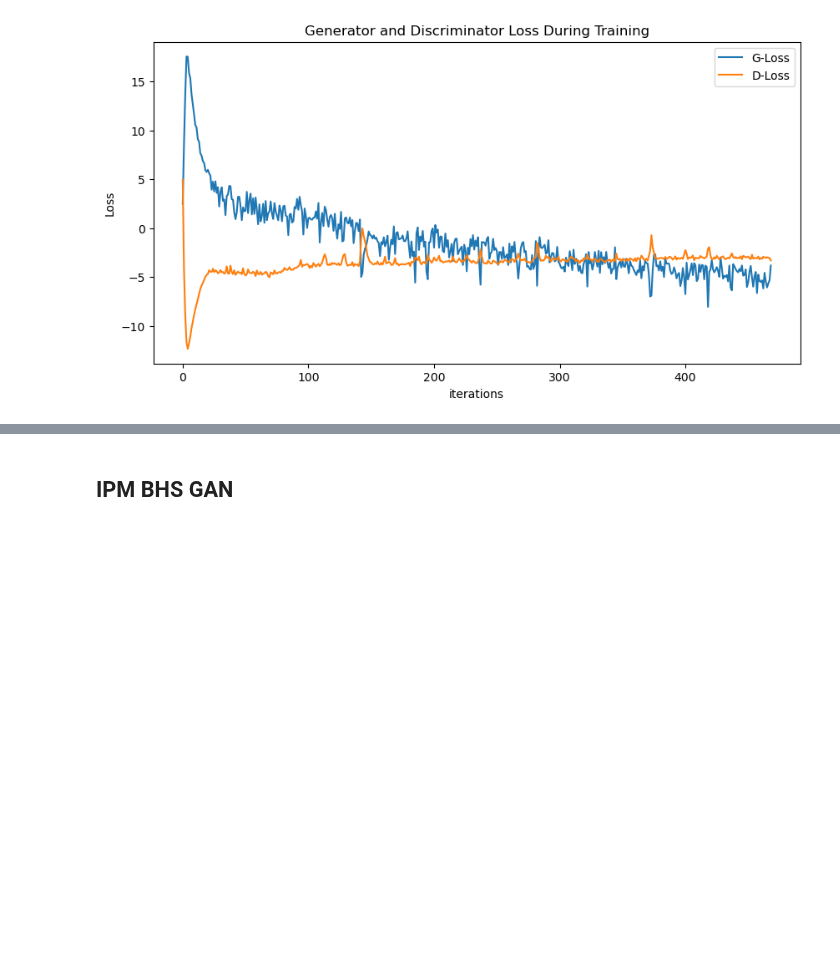
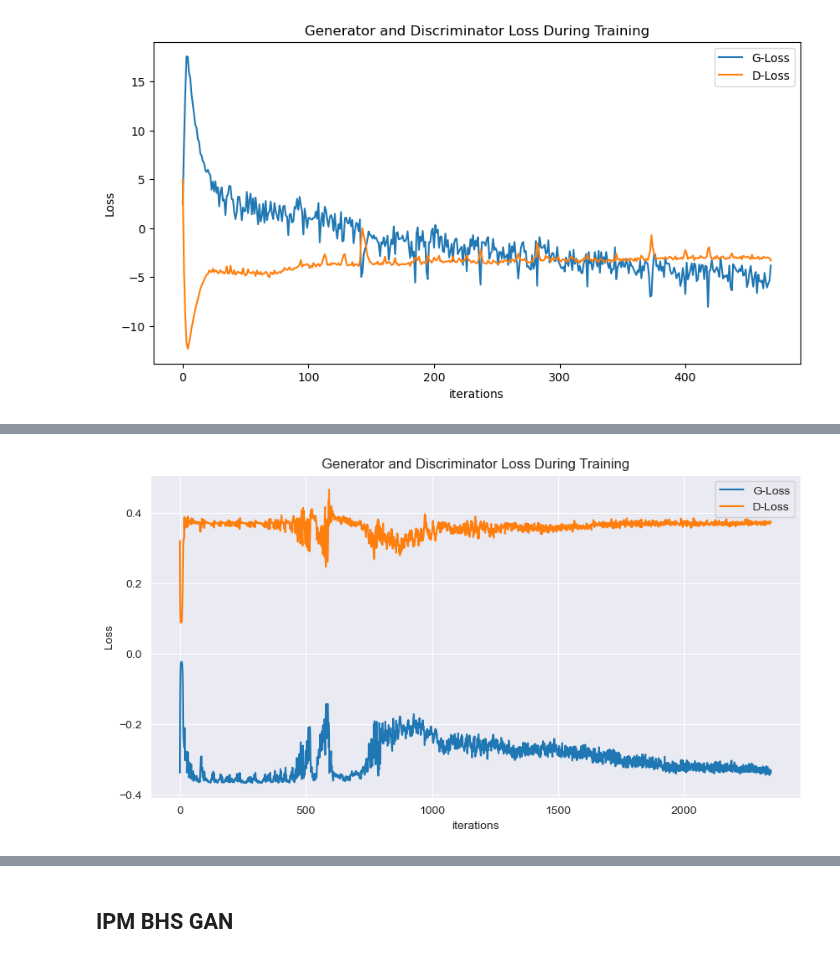
Before and after one commit to AlexF1994/bhsgan, a Jupyter notebook: mnist.ipynb, the cells around one changed output, grey strips where cells are left out. Drawn from its saved outputs; the diff is of its cells as text; code cells hidden in the pictures; blank space fills up the shorter version.

```diff
--- a/mnist.ipynb
+++ b/mnist.ipynb
@@ -148,0 +195,11 @@ plot_losses(trained_bhsgan.generator_losses, trained_bhsgan.discriminator_losses
+# %%
+torch.manual_seed(2)
+random.seed(2)
+
+training_params_RKL = TrainingParams(lr_dis=0.0002, lr_gen=0.0002, num_epochs=5, num_dis_updates=4, num_gen_updates=3,
+                                    beta_1=0.5, batch_size=batch_size_bhs)
+generator_RKL = GeneratorBhsMnist(latent_dim_bhs)
+discriminator_RKL = DiscriminatorBhsMnist(RevKlActivation, 28 * 28)
+trainer_rkl = Trainer(training_params_RKL, generator_RKL, discriminator_RKL, device=device)
+# %%
+trained_rklgan = trainer_rkl.train_gan(dataloader, get_dis_loss_rkl, get_gen_loss_rkl, False, flatten_dim=28 * 28)
@@ -148,0 +224,4 @@ plot_losses(trained_bhsgan.generator_losses, trained_bhsgan.discriminator_losses
+# %%
+plot_losses(trained_rklgan.generator_losses, trained_rklgan.discriminator_losses)
+# %% [output]
+[figure, added]
```
Also changed, not shown: parts of 27 cells of this notebook, 4 other files.
